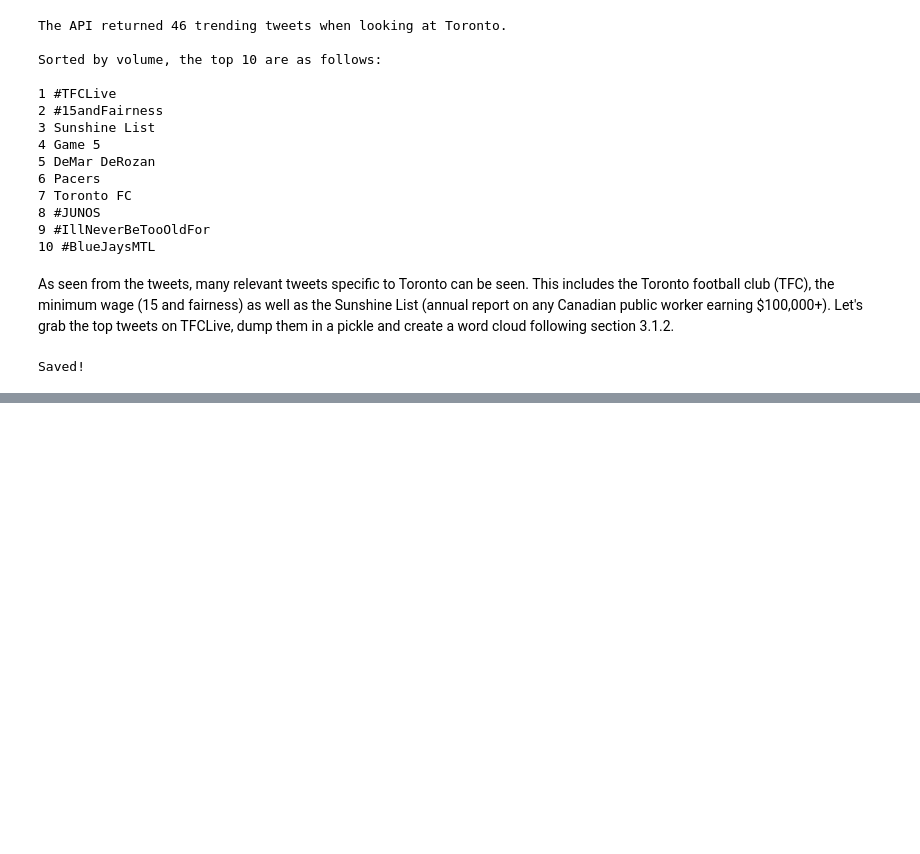
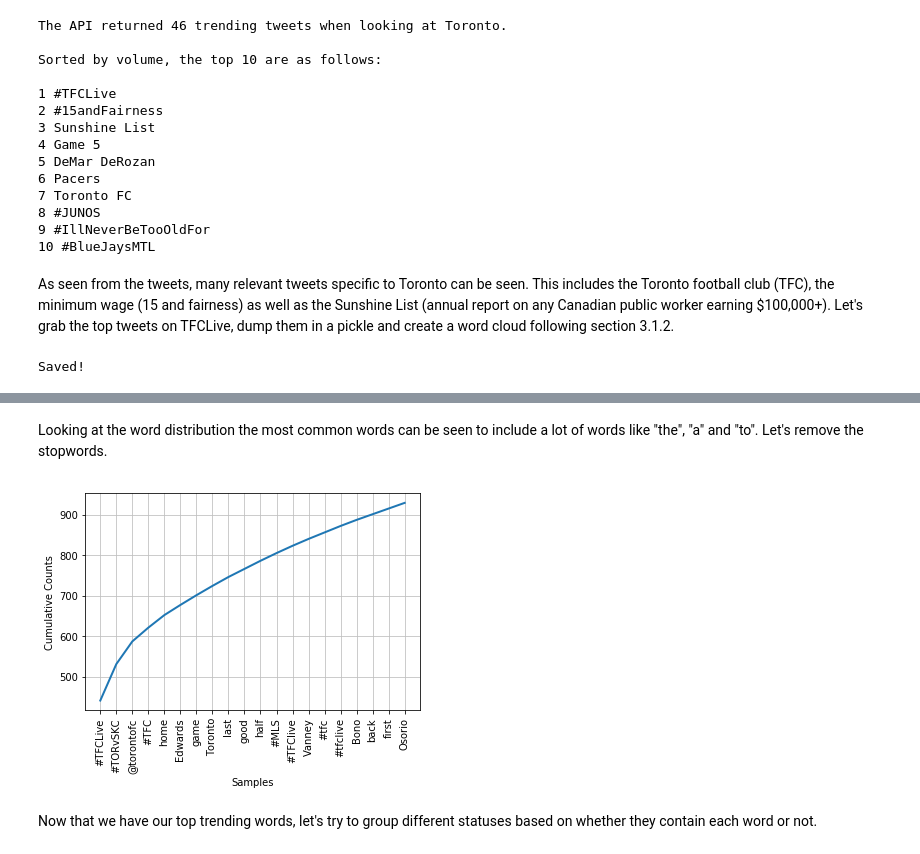
Before and after one commit to CraigLangford/twitter-summarizer, a Jupyter notebook: docs/jupyter-notebook/3.2 - Collecting Main Points from Tweets.ipynb, the cells around one changed output, grey strips where cells are left out. Drawn from its saved outputs; the diff is of its cells as text; code cells hidden in the pictures; blank space fills up the shorter version.

```diff
--- a/docs/jupyter-notebook/3.2 - Collecting Main Points from Tweets.ipynb
+++ b/docs/jupyter-notebook/3.2 - Collecting Main Points from Tweets.ipynb
@@ -139,0 +150,16 @@ tfc_tweets_text_dump = pickle.load(open('pickle_dumps/tfc_tweets_text_dump.p', '
+# %% [markdown]
+Looking at the word distribution the most common words can be seen to include a lot of words like "the", "a" and "to". Let's remove the stopwords.
+# %%
+import nltk
+stopwords = nltk.corpus.stopwords.words('english')
+stopword_free_text_dump =  [w for w in tfc_tweets_text_dump.split()
+                            if w.lower() not in stopwords
+                            and len(w) > 3]
+stopword_free_distribution = FreqDist(stopword_free_text_dump)
+
+# Plot
+stopword_free_distribution.plot(20, cumulative=True)
+# %% [output]
+[figure, added]
+# %% [markdown]
+Now that we have our top trending words, let's try to group different statuses based on whether they contain each word or not.
```
Also changed, not shown: parts of 2 cells of this notebook, 1 other file.
